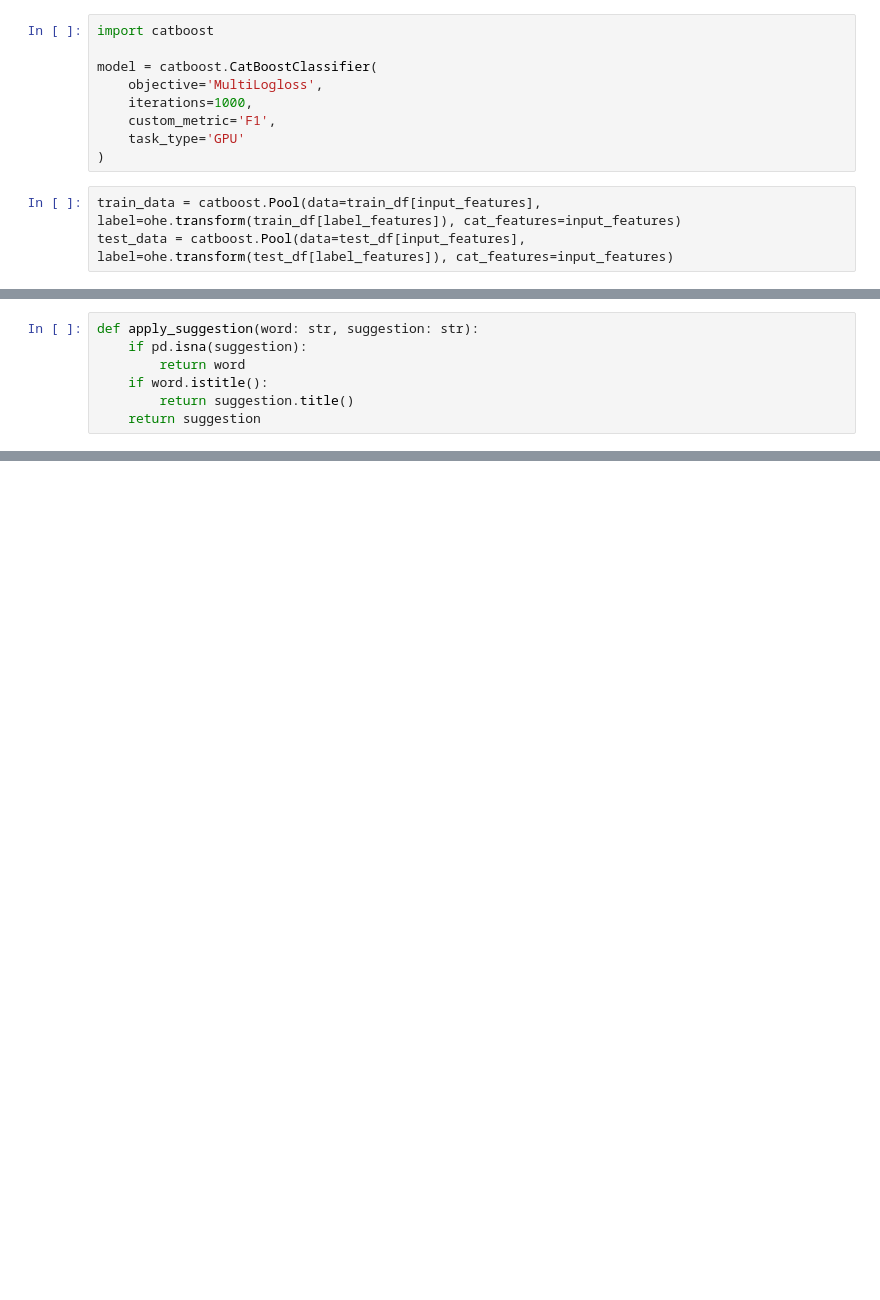
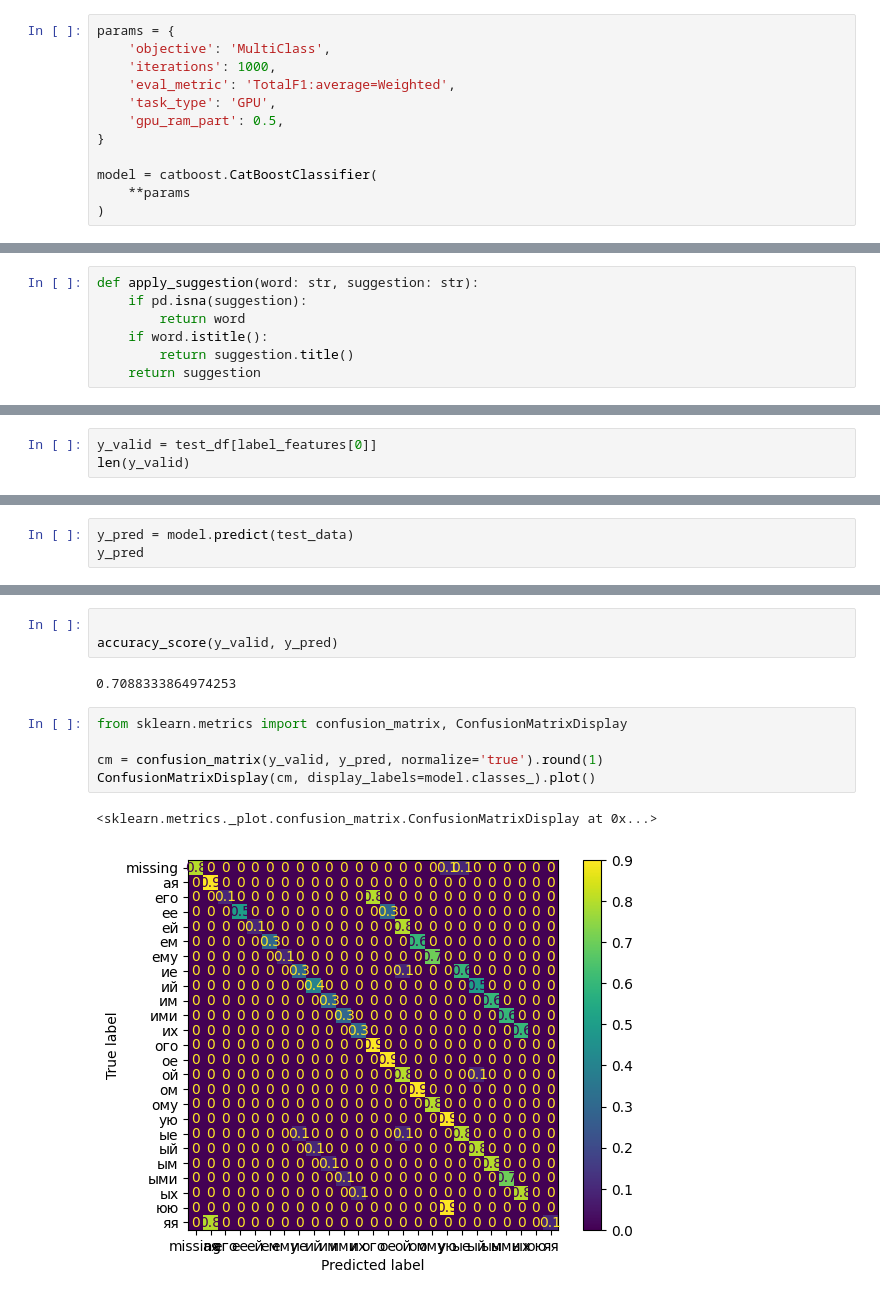
Before and after one commit to saddance/grammar_ru, a Jupyter notebook: tg/projects/agreement/smart_adjectives.ipynb, the cells around one changed output, grey strips where cells are left out. Drawn from its saved outputs; the diff is of its cells as text; blank space fills up the shorter version.

```diff
--- a/tg/projects/agreement/smart_adjectives.ipynb
+++ b/tg/projects/agreement/smart_adjectives.ipynb
@@ -173,15 +356,15 @@ nums_by_decl_and_end = (
 # %%
-import catboost
+params = {
+    'objective': 'MultiClass',
+    'iterations': 1000,
+    'eval_metric': 'TotalF1:average=Weighted',
+    'task_type': 'GPU',
+    'gpu_ram_part': 0.5,
+}
 
 model = catboost.CatBoostClassifier(
-    objective='MultiLogloss',
-    iterations=1000,
-    custom_metric='F1',
-    task_type='GPU'
+    **params
 )
-# %%
-train_data = catboost.Pool(data=train_df[input_features], label=ohe.transform(train_df[label_features]), cat_features=input_features)
-test_data = catboost.Pool(data=test_df[input_features], label=ohe.transform(test_df[label_features]), cat_features=input_features)
 # %%
 model.fit(
     train_data,
@@ -290,0 +528,3 @@ Separator.Viewer().to_text(df_with_suggestions)
+# %%
+y_valid = test_df[label_features[0]]
+len(y_valid)
@@ -290,0 +533,3 @@ Separator.Viewer().to_text(df_with_suggestions)
+# %%
+y_pred = model.predict(test_data)
+y_pred
@@ -290,0 +550,13 @@ Separator.Viewer().to_text(df_with_suggestions)
+# %%
+
+accuracy_score(y_valid, y_pred)
+# %% [output]
+0.7088333864974253
+# %%
+from sklearn.metrics import confusion_matrix, ConfusionMatrixDisplay
+
+cm = confusion_matrix(y_valid, y_pred, normalize='true').round(1)
+ConfusionMatrixDisplay(cm, display_labels=model.classes_).plot()
+# %% [output]
+<sklearn.metrics._plot.confusion_matrix.ConfusionMatrixDisplay at 0x...>
+[figure, added]
```
Also changed, not shown: parts of 39 cells of this notebook, 10 other files.
